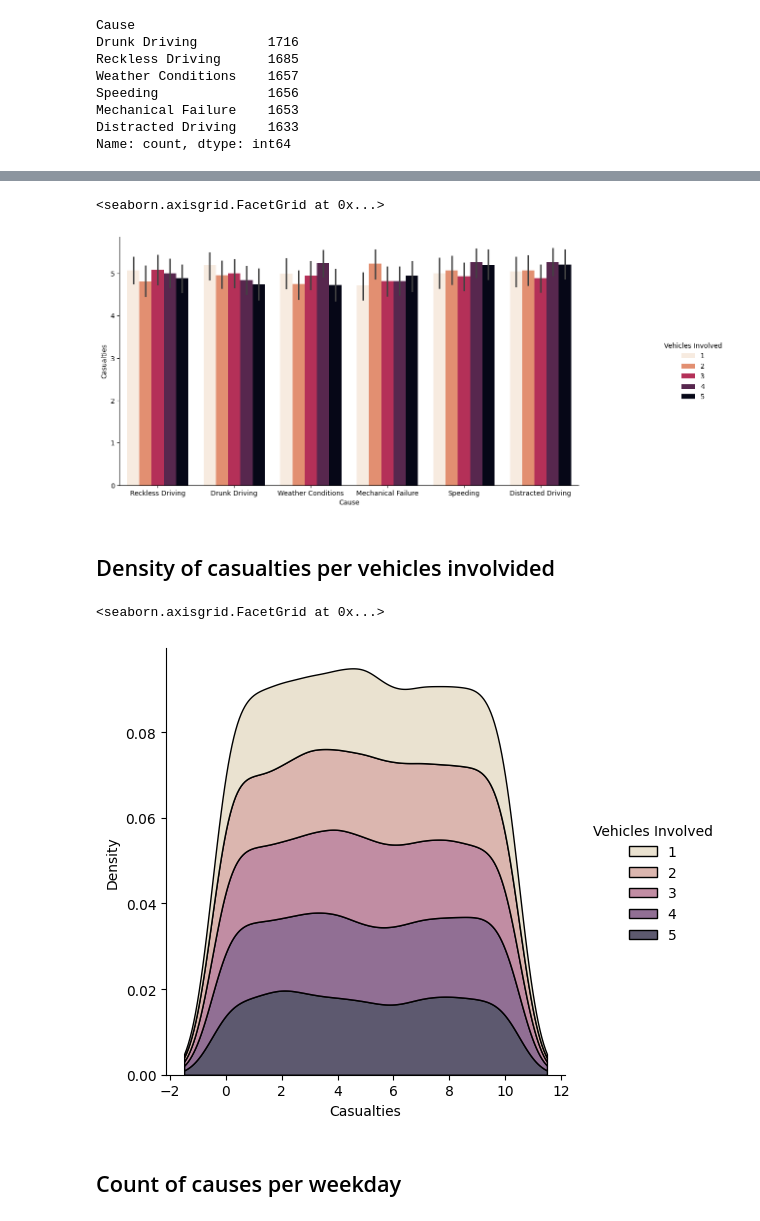
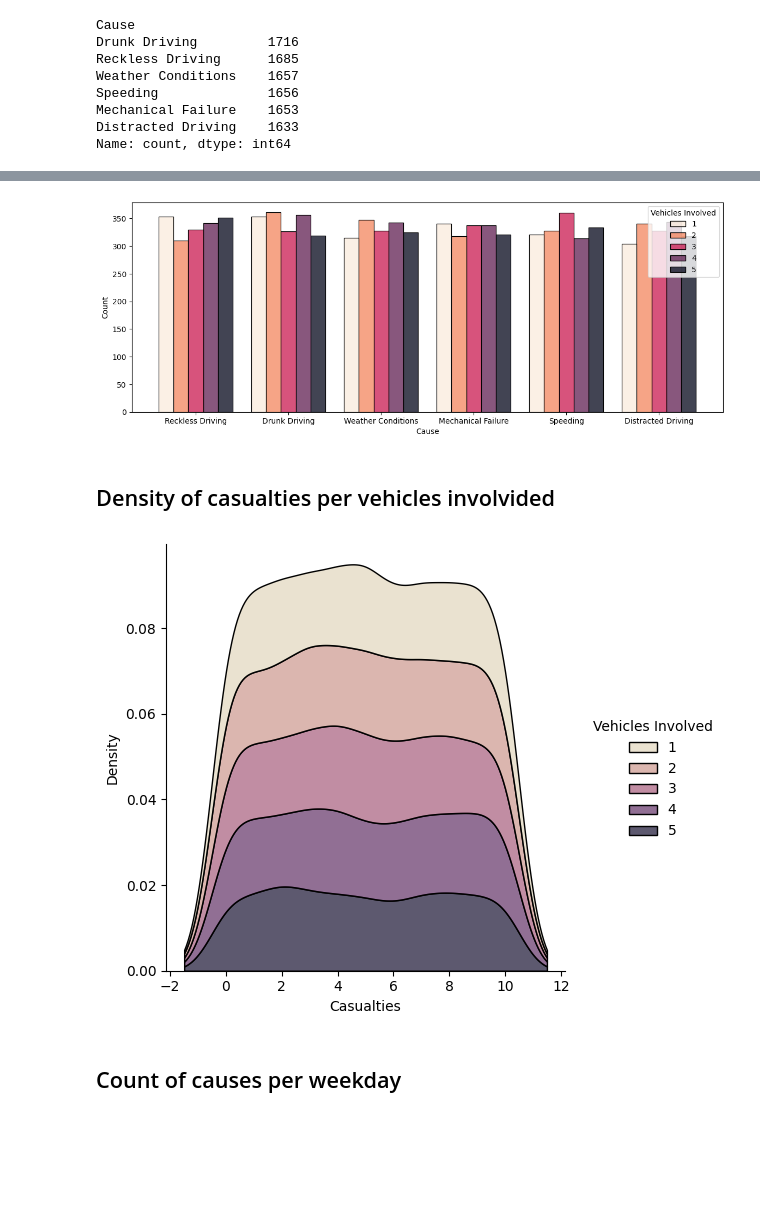
Before and after one commit to jvitsilva/Statistics_for_Data-Science, a Jupyter notebook: global_traffic_accidents.ipynb, the cells around one changed output, grey strips where cells are left out. Drawn from its saved outputs; the diff is of its cells as text; code cells hidden in the pictures; blank space fills up the shorter version.

```diff
--- a/global_traffic_accidents.ipynb
+++ b/global_traffic_accidents.ipynb
@@ -11,7 +17,7 @@ import plotly.express as px
 # %% [markdown]
 <h2>Load the dataset and view all lines</h2>
 # %%
-csv = pd.read_csv('global_traffic_accidents.csv')
+csv = pd.read_csv('csv\global_traffic_accidents.csv')
 accidents_df = pd.DataFrame(csv)
 accidents_df
 # %% [output]
@@ -119,17 +132,20 @@ plot.set_titles("Count of accidents ")
+# %%
+# Convertendo valores infinitos para NaN
+accidents_df.replace([float("inf"), -float("inf")], pd.NA, inplace=True)
 # %%
-plot = sns.catplot(accidents_df, x= "Cause", y= "Casualties", hue="Vehicles Involved", kind="bar", palette="rocket_r")
-plot.figure.set_size_inches(14,6)
-plot
+# Using Seaborn to plot of vehicles involved per causes
+plot = sns.histplot(accidents_df, x= "Cause", hue="Vehicles Involved", multiple="dodge", palette="rocket_r", shrink=.8)
+plot.figure.set_size_inches(14,5)
+plt.show()
 # %% [output]
-<seaborn.axisgrid.FacetGrid at 0x...>
-[figure, old version]
+[figure, new version]
 # %% [markdown]
 <h2>Density of casualties per vehicles involvided </h2>
 # %%
-plot = sns.displot(weatherCondition_df, x= "Casualties", hue="Vehicles Involved", kind="kde", multiple="stack", palette="ch:s=-.2,r=.6")
-plot
+# Using Seaborn to plot
+plot = sns.displot(accidents_df, x= "Casualties", hue="Vehicles Involved", kind="kde", multiple="stack", palette="ch:s=-.2,r=.6")
+plt.show()
 # %% [output]
-<seaborn.axisgrid.FacetGrid at 0x...>
 [figure]
 # %% [markdown]
 <h2>Count of causes per weekday</h2>
```
Also changed, not shown: parts of 30 cells of this notebook, 6 other files.
